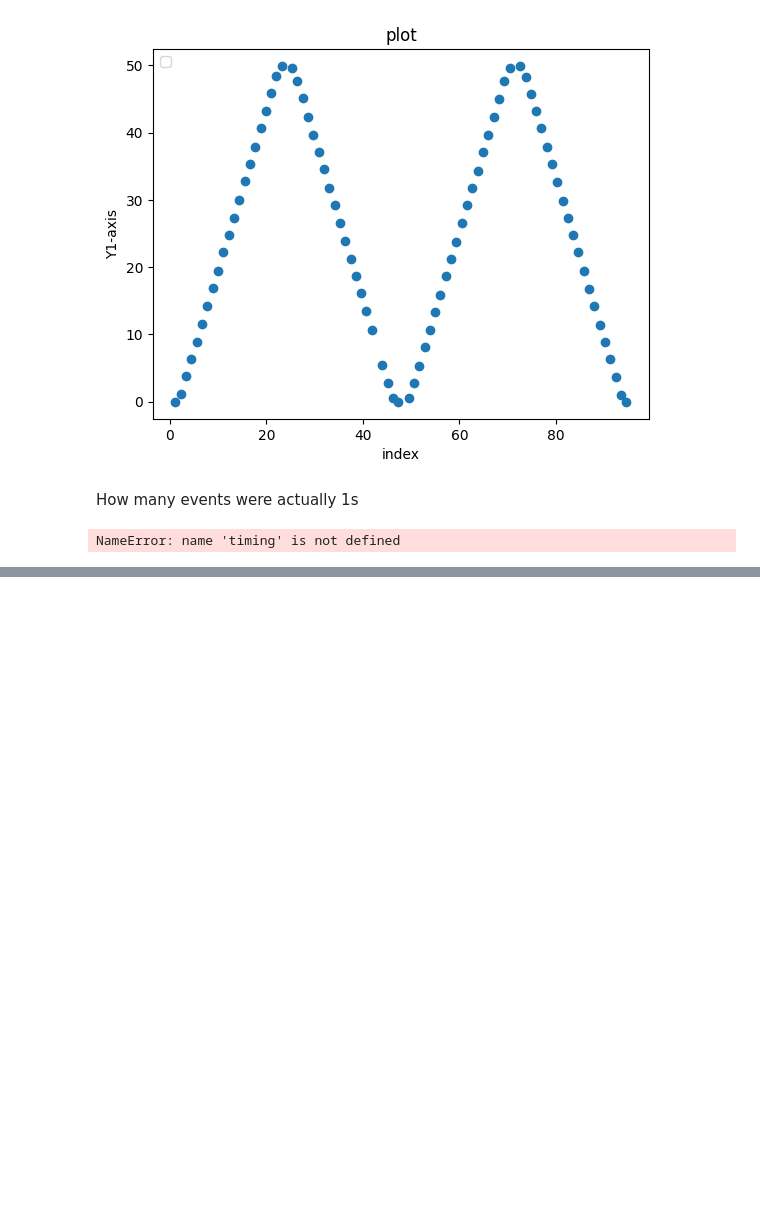
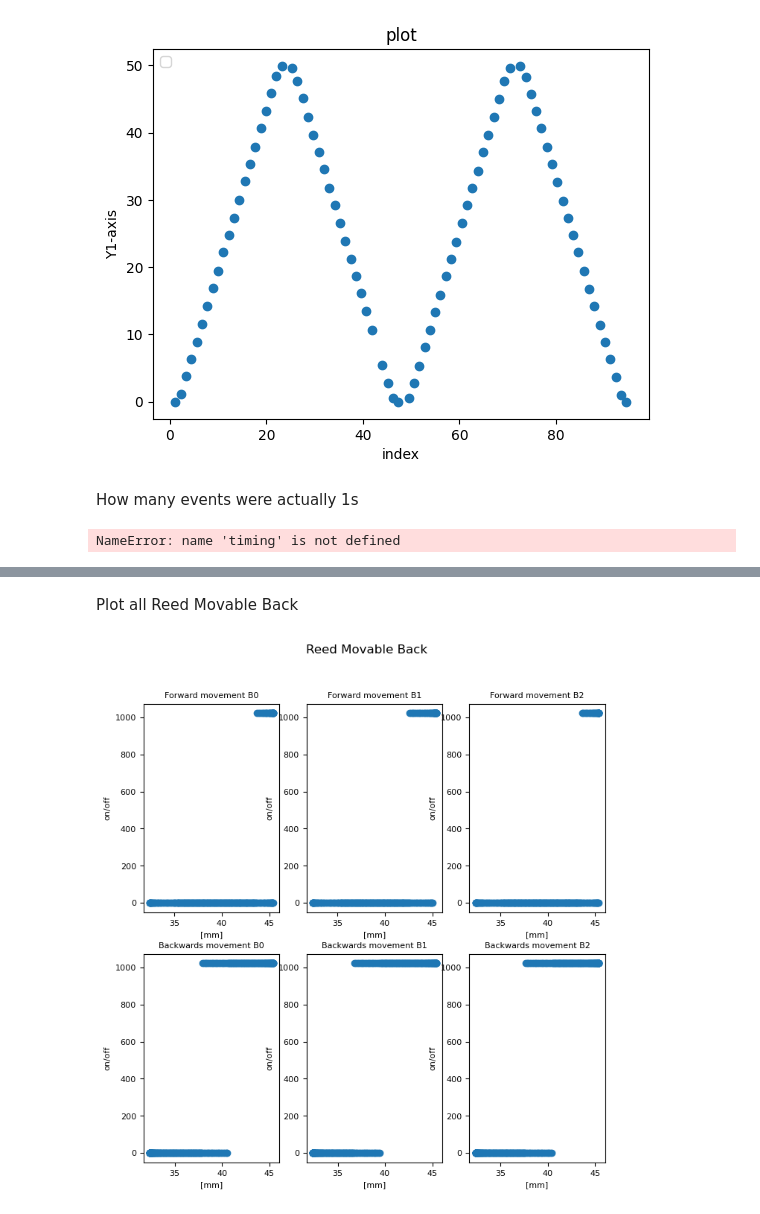
Before and after one commit to annnnna42/Arduino_KDC101_Control_and_Evaluation, a Jupyter notebook: plots.ipynb, the cells around one changed output, grey strips where cells are left out. Cells and saved outputs as stored; diff of their text form; code cells hidden in the pictures; blank space fills up the shorter version.

```diff
--- a/plots.ipynb
+++ b/plots.ipynb
@@ -253,0 +206,34 @@ b
+# %% [markdown]
+Plot all Reed Movable Back
+# %%
+import matplotlib
+
+SMALL_SIZE = 8
+MEDIUM_SIZE = 10
+BIGGER_SIZE = 12
+
+fig, ax = plt.subplots(2, 3, figsize=(8, 8))
+matplotlib.rc('axes', labelsize=SMALL_SIZE)
+matplotlib.rc('ytick', labelsize=SMALL_SIZE)
+matplotlib.rc('ytick', labelsize=SMALL_SIZE)
+
+#fig.constrained_layout()
+
+fig.suptitle('Reed Movable Back')
+ax[0,0].scatter(position_fw,reed_b0[0:len(position_fw)])
+ax[0,0].set_title('Forward movement B0', size=SMALL_SIZE)
+ax[0,1].scatter(position_fw,reed_b1[0:len(position_fw)])
+ax[0,1].set_title('Forward movement B1', size=SMALL_SIZE)
+ax[0,2].scatter(position_fw,reed_b2[0:len(position_fw)])
+ax[0,2].set_title('Forward movement B2', size=SMALL_SIZE)
+ax[1,0].scatter(position_bw,reed_b0[0:len(position_bw)])
+ax[1,0].set_title('Backwards movement B0', size=SMALL_SIZE)
+ax[1,1].scatter(position_bw,reed_b1[0:len(position_bw)])
+ax[1,1].set_title('Backwards movement B1', size=SMALL_SIZE)
+ax[1,2].scatter(position_bw,reed_b2[0:len(position_bw)])
+ax[1,2].set_title('Backwards movement B2', size=SMALL_SIZE)
+
+for axis in ax.flat:
+    axis.set(xlabel='[mm]', ylabel='on/off')
+# %% [output]
+[figure, added]
```
Also changed, not shown: parts of 13 cells of this notebook, 33 other files.
